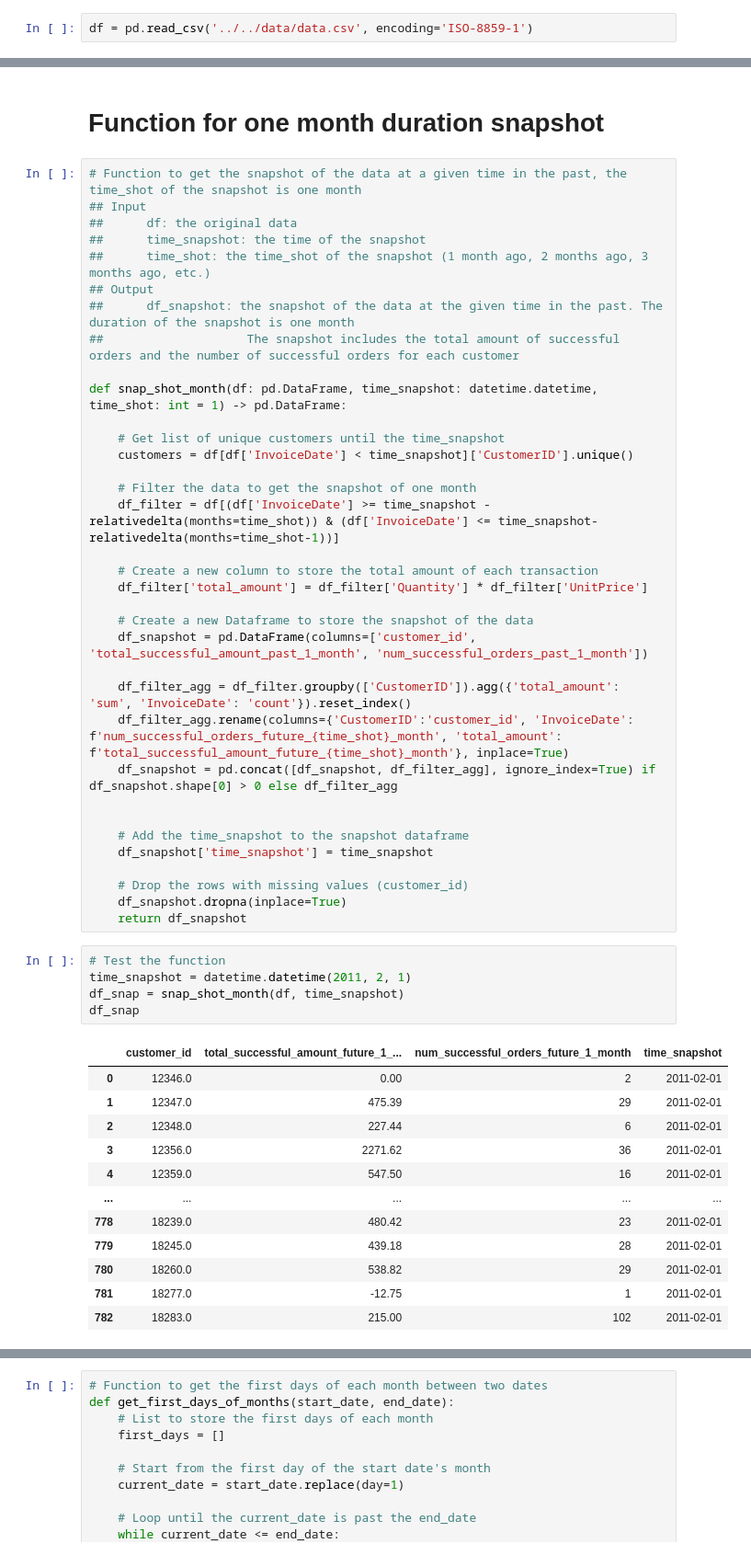
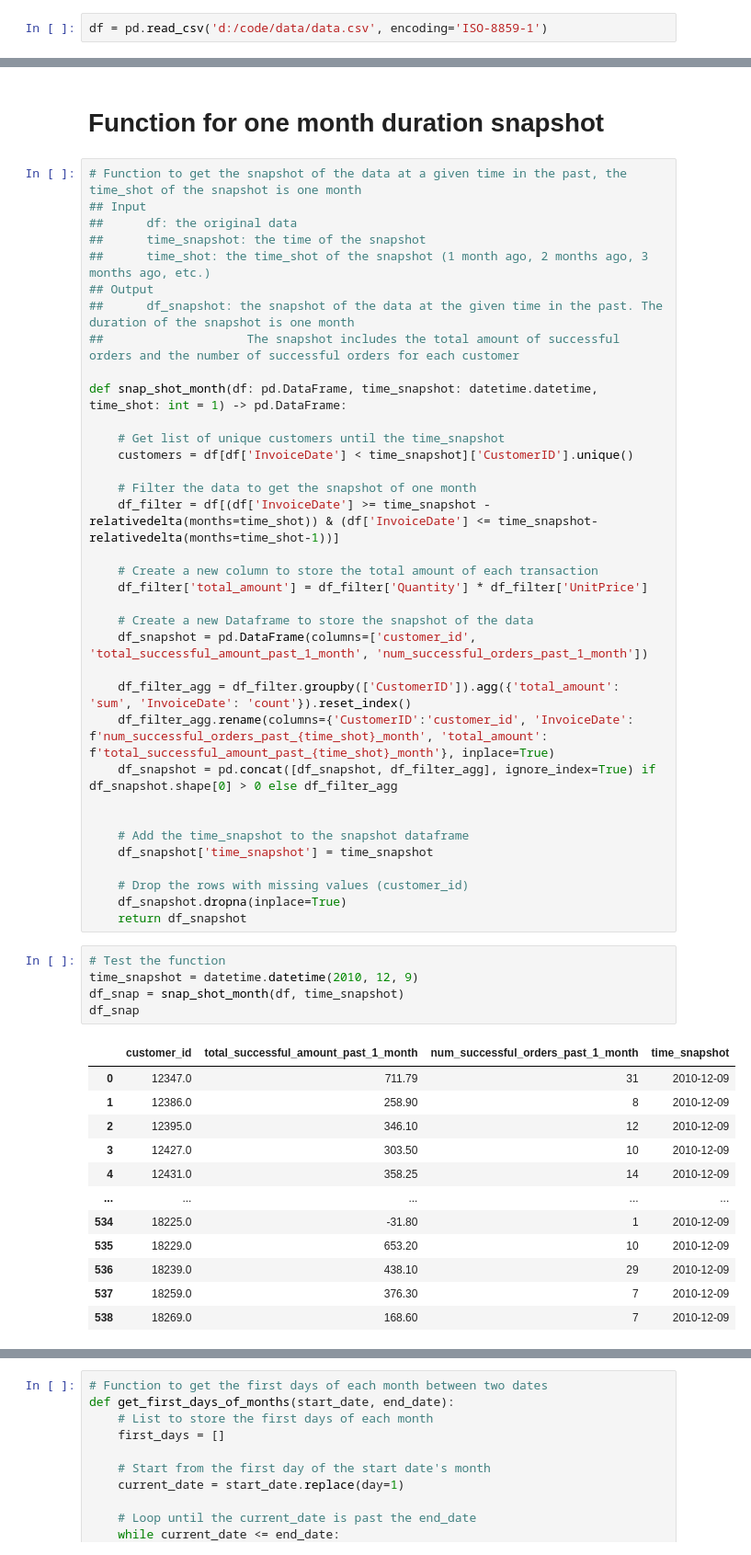
Before and after one commit to thaingoc273/statistical-learning-public, a Jupyter notebook: notebooks/08-pipeline-snapshot.ipynb, the cells around one changed output, grey strips where cells are left out. Shown: that part at 92% size. Saved outputs shown, nothing was run; the diff lists cells and outputs as text.

```diff
--- a/notebooks/08-pipeline-snapshot.ipynb
+++ b/notebooks/08-pipeline-snapshot.ipynb
@@ -9,7 +9,7 @@ from sklearn.pipeline import Pipeline
 from dateutil.relativedelta import relativedelta
 import warnings
 # %%
-df = pd.read_csv('../../data/data.csv', encoding='ISO-8859-1')
+df = pd.read_csv('d:/code/data/data.csv', encoding='ISO-8859-1')
 # %%
 df['InvoiceDate'] = pd.to_datetime(df['InvoiceDate'])
 # %%
@@ -44,7 +48,7 @@ def snap_shot_month(df: pd.DataFrame, time_snapshot: datetime.datetime, time_sho
     df_snapshot = pd.DataFrame(columns=['customer_id', 'total_successful_amount_past_1_month', 'num_successful_orders_past_1_month'])
 
     df_filter_agg = df_filter.groupby(['CustomerID']).agg({'total_amount': 'sum', 'InvoiceDate': 'count'}).reset_index()
-    df_filter_agg.rename(columns={'CustomerID':'customer_id', 'InvoiceDate': f'num_successful_orders_future_{time_shot}_month', 'total_amount': f'total_successful_amount_future_{time_shot}_month'}, inplace=True)
+    df_filter_agg.rename(columns={'CustomerID':'customer_id', 'InvoiceDate': f'num_successful_orders_past_{time_shot}_month', 'total_amount': f'total_successful_amount_past_{time_shot}_month'}, inplace=True)
     df_snapshot = pd.concat([df_snapshot, df_filter_agg], ignore_index=True) if df_snapshot.shape[0] > 0 else df_filter_agg
 
 
@@ -56,19 +60,19 @@ def snap_shot_month(df: pd.DataFrame, time_snapshot: datetime.datetime, time_sho
     return df_snapshot
 # %%
 # Test the function
-time_snapshot = datetime.datetime(2011, 2, 1)
+time_snapshot = datetime.datetime(2010, 12, 9)
 df_snap = snap_shot_month(df, time_snapshot)
 df_snap
 # %% [output]
-|  | customer_id | total_successful_amount_future_1_... | num_successful_orders_future_1_month | time_snapshot |
-| 0 | 12346.0 | 0.00 | 2 | 2011-02-01 |
-| 1 | 12347.0 | 475.39 | 29 | 2011-02-01 |
-| 2 | 12348.0 | 227.44 | 6 | 2011-02-01 |
-| 3 | 12356.0 | 2271.62 | 36 | 2011-02-01 |
-| 4 | 12359.0 | 547.50 | 16 | 2011-02-01 |
+|  | customer_id | total_successful_amount_past_1_month | num_successful_orders_past_1_month | time_snapshot |
+| 0 | 12347.0 | 711.79 | 31 | 2010-12-09 |
+| 1 | 12386.0 | 258.90 | 8 | 2010-12-09 |
+| 2 | 12395.0 | 346.10 | 12 | 2010-12-09 |
+| 3 | 12427.0 | 303.50 | 10 | 2010-12-09 |
+| 4 | 12431.0 | 358.25 | 14 | 2010-12-09 |
 | ... | ... | ... | ... | ... |
-| 778 | 18239.0 | 480.42 | 23 | 2011-02-01 |
-| 779 | 18245.0 | 439.18 | 28 | 2011-02-01 |
-| 780 | 18260.0 | 538.82 | 29 | 2011-02-01 |
-| 781 | 18277.0 | -12.75 | 1 | 2011-02-01 |
-| 782 | 18283.0 | 215.00 | 102 | 2011-02-01 |
+| 534 | 18225.0 | -31.80 | 1 | 2010-12-09 |
+| 535 | 18229.0 | 653.20 | 10 | 2010-12-09 |
+| 536 | 18239.0 | 438.10 | 29 | 2010-12-09 |
+| 537 | 18259.0 | 376.30 | 7 | 2010-12-09 |
+| 538 | 18269.0 | 168.60 | 7 | 2010-12-09 |
```
Also changed, not shown: parts of 14 cells of this notebook, 1 other file.
